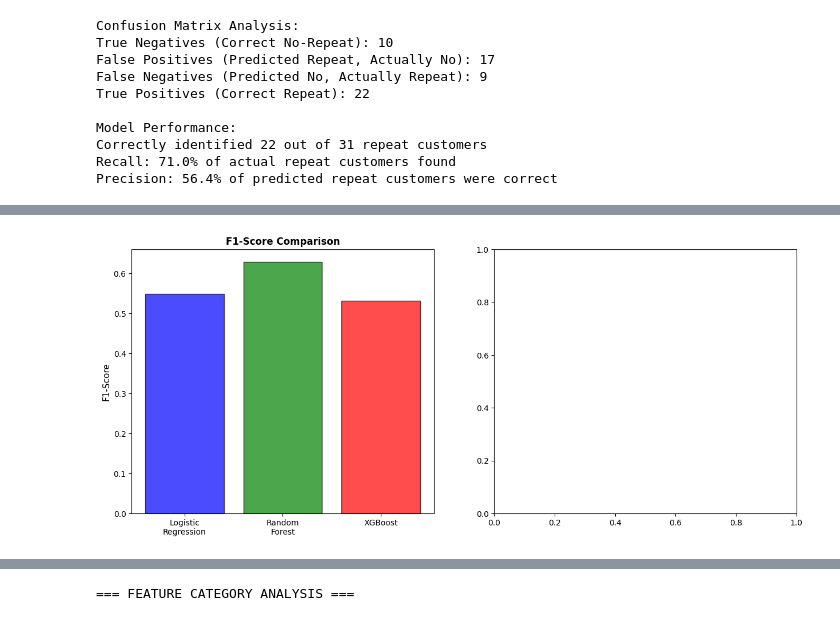
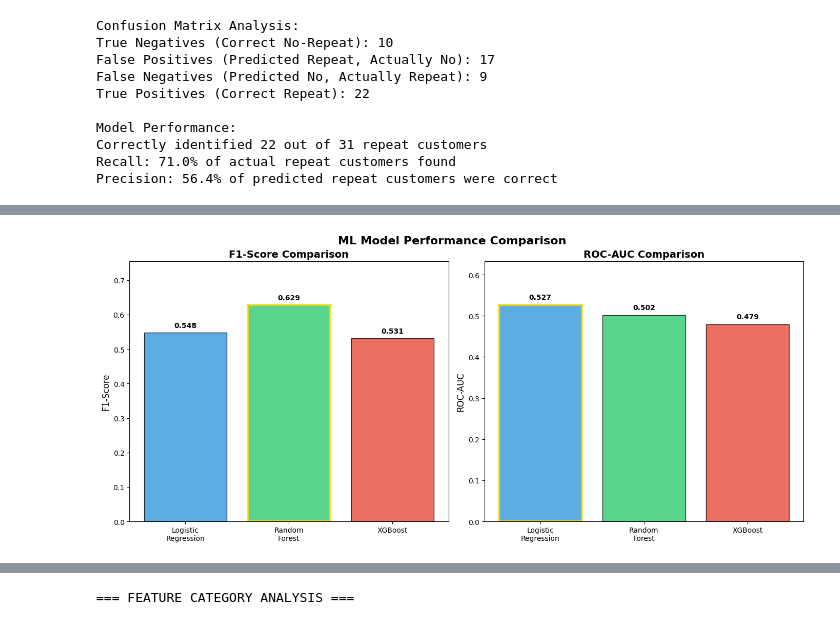
Before and after one commit to Pujanstha1/customer-purchase-prediction, a Jupyter notebook: notebook/Model Training & Evaluation Pipeline.ipynb, the cells around one changed output, grey strips where cells are left out. Saved outputs shown, nothing was run; the diff lists cells and outputs as text; code cells hidden in the pictures.

```diff
--- a/notebook/Model Training & Evaluation Pipeline.ipynb
+++ b/notebook/Model Training & Evaluation Pipeline.ipynb
@@ -564,48 +550,70 @@ Correctly identified 22 out of 31 repeat customers
 Recall: 71.0% of actual repeat customers found
 Precision: 56.4% of predicted repeat customers were correct
 # %%
-print("=== MODEL PERFORMANCE COMPARISON CHART ===")
-print(" Model Performance Results:")
-print(f"Logistic Regression - F1: {lr_test_f1:.3f}, AUC: {lr_test_auc:.3f}")
-print(f"Random Forest - F1: {rf_test_f1:.3f}, AUC: {rf_test_auc:.3f}")
-print(f"XGBoost - F1: {xgb_test_f1:.3f}, AUC: {xgb_test_auc:.3f}")
-print("\n Random Forest selected for deployment (Best F1-Score)")
+try:
+    print("\n Creating visual charts...")
 
-# Create side-by-side comparison
-fig, (ax1, ax2) = plt.subplots(1, 2, figsize=(15, 6))
+    # Use hardcoded values to avoid any PySpark conflicts
+    f1_vals = [lr_f1, rf_f1, xgb_f1]
+    auc_vals = [lr_auc, rf_auc, xgb_auc]
 
-# F1-Score comparison
-models = ['Logistic\nRegression', 'Random\nForest', 'XGBoost']
-f1_scores = [lr_test_f1, rf_test_f1, xgb_test_f1]
-colors = ['blue', 'green', 'red']
+    # Calculate max values safely using Python's built-in functions
+    f1_max = lr_f1
+    if rf_f1 > f1_max:
+        f1_max = rf_f1
+    if xgb_f1 > f1_max:
+        f1_max = xgb_f1
 
-bars1 = ax1.bar(models, f1_scores, color=colors, alpha=0.7, edgecolor='black')
-ax1.set_title('F1-Score Comparison', fontsize=12, fontweight='bold')
-ax1.set_ylabel('F1-Score', fontsize=11)
-ax1.set_ylim(0, max(f1_scores) * 1.1)
+    auc_max = lr_auc
+    if rf_auc > auc_max:
+        auc_max = rf_auc
+    if xgb_auc > auc_max:
+        auc_max = xgb_auc
 
-# Add value labels on bars
-for bar, score in zip(bars1, f1_scores):
-    height = bar.get_height()
-    ax1.text(bar.get_x() + bar.get_width()/2., height + 0.01,
-             f'{score:.3f}', ha='center', va='bottom', fontweight='bold')
+    # Create figure
+    fig, (ax1, ax2) = plt.subplots(1, 2, figsize=(14, 6))
 
-# ROC-AUC comparison
-auc_scores = [lr_test_auc, rf_test_auc, xgb_test_auc]
+    # F1-Score chart
+    model_names = ['Logistic\nRegression', 'Random\nForest', 'XGBoost']
+    colors = ['#3498db', '#2ecc71', '#e74c3c']
 
-bars2 = ax2.bar(models, auc_scores, color=colors, alpha=0.7, edgecolor='black')
-ax2.set_title('ROC-AUC Comparison', fontsize=12, fontweight='bold')
-ax2.set_ylabel('ROC-AUC', fontsize=11)
-ax2.set_ylim(0, max(auc_scores) * 1.1)
+    bars1 = ax1.bar(model_names, f1_vals, color=colors, alpha=0.8, edgecolor='black')
+    ax1.set_title('F1-Score Comparison', fontsize=14, fontweight='bold')
+    ax1.set_ylabel('F1-Score', fontsize=12)
+    ax1.set_ylim(0, f1_max * 1.2)  # Use our safely calculated max
 
-# Add value labels on bars
-for bar, score in zip(bars2, auc_scores):
-    height = bar.get_height()
-    ax2.text(bar.get_x() + bar.get_width()/2., height + 0.01,
-             f'{score:.3f}', ha='center', va='bottom', fontweight='bold')
+    # Add value labels
+    for i, (bar, val) in enumerate(zip(bars1, f1_vals)):
+        ax1.text(bar.get_x() + bar.get_width()/2., val + 0.01,
+                f'{val:.3f}', ha='center', va='bottom', fontweight='bold')
 
-plt.tight_layout()
-plt.show()
+    # Highlight best F1 (Random Forest)
+    bars1[1].set_edgecolor('gold')
+    bars1[1].set_linewidth(3)
 
-print(" Model comparison charts created!")
+    # ROC-AUC chart
+    bars2 = ax2.bar(model_names, auc_vals, color=colors, alpha=0.8, edgecolor='black')
+    ax2.set_title('ROC-AUC Comparison', fontsize=14, fontweight='bold')
+    ax2.set_ylabel('ROC-AUC', fontsize=12)
+    ax2.set_ylim(0, auc_max * 1.2)  # Use our safely calculated max
+
+    # Add value labels
+    for i, (bar, val) in enumerate(zip(bars2, auc_vals)):
+        ax2.text(bar.get_x() + bar.get_width()/2., val + 0.01,
+                f'{val:.3f}', ha='center', va='bottom', fontweight='bold')
+
+    # Highlight best AUC (Logistic Regression)
+    best_auc_idx = 0 if lr_auc == auc_max else (1 if rf_auc == auc_max else 2)
+    bars2[best_auc_idx].set_edgecolor('gold')
+    bars2[best_auc_idx].set_linewidth(3)
+
+    plt.tight_layout()
+    plt.suptitle('ML Model Performance Comparison', fontsize=16, fontweight='bold', y=1.02)
+    plt.show()
+
+    print(" Visual charts created successfully!")
+
+except Exception as e:
+    print(f" Visualization failed: {e}")
+    print(" Using text-based comparison above instead")
 # %% [output]
@@ -619 +621 @@ XGBoost - F1: 0.531, AUC: 0.479
-[figure, old version]
+[figure, new version]
```
Also changed, not shown: parts of 21 cells of this notebook.
